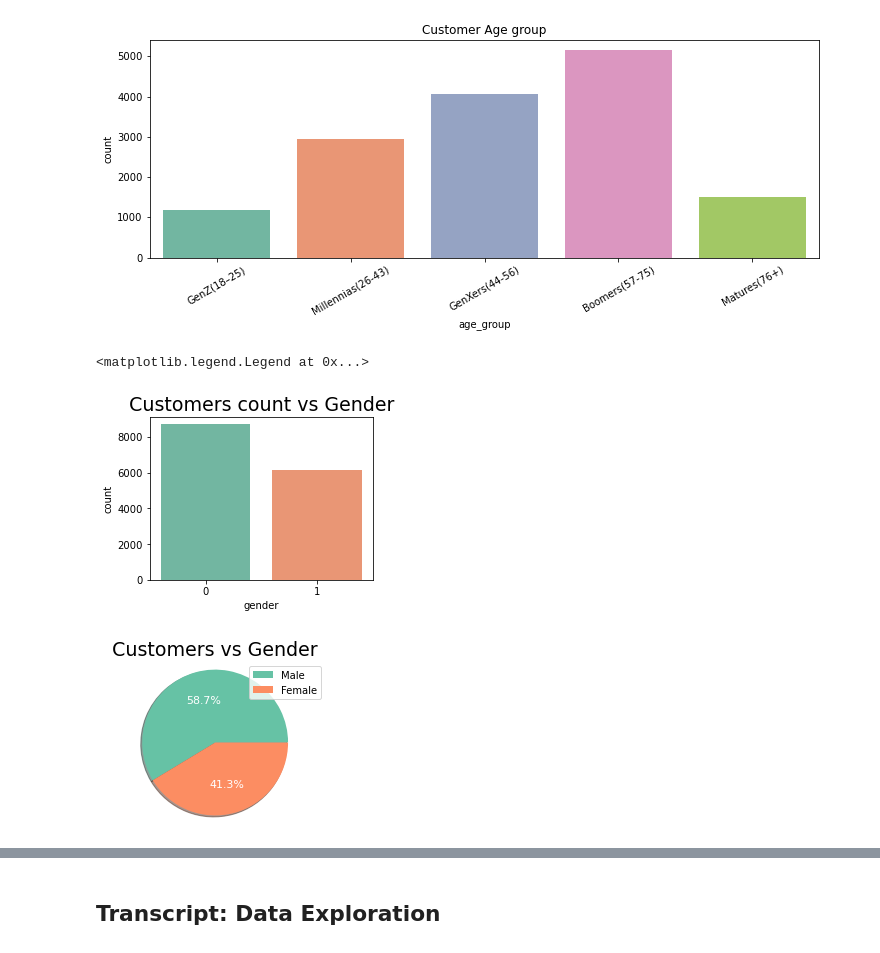
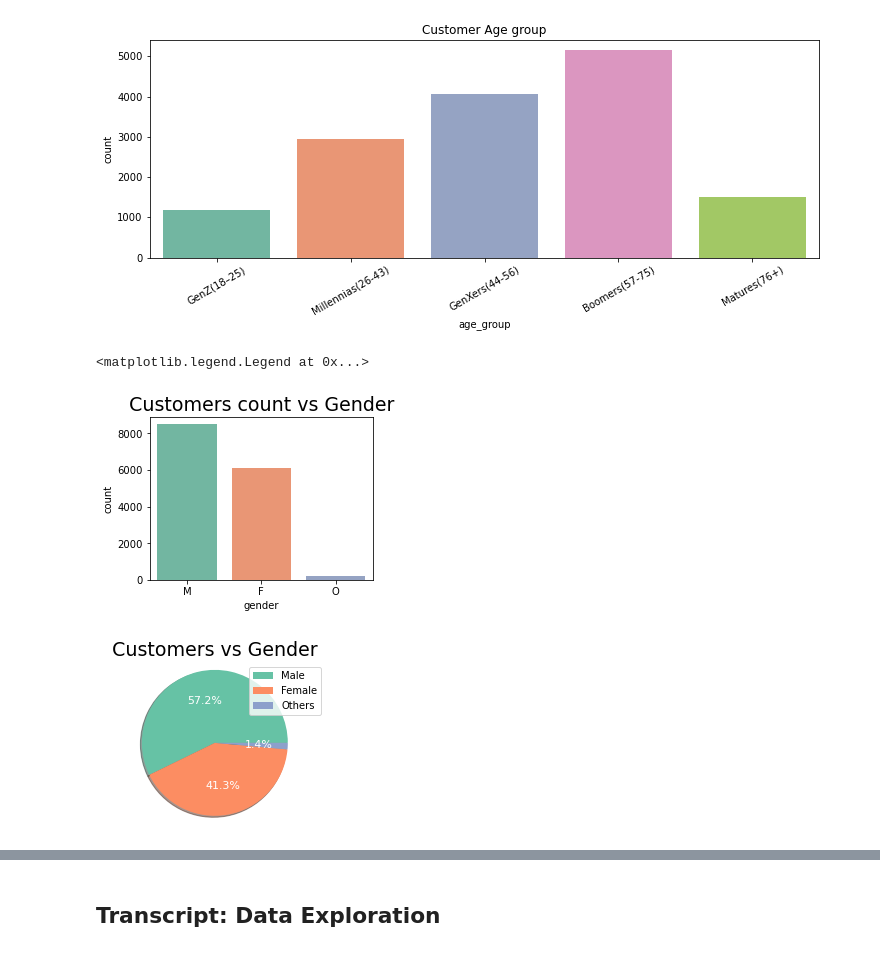
Before and after one commit to Arjunar92/Starbucks_Customer_Segmentation_Project, a Jupyter notebook: Starbucks_Capstone_Data_Exploration.ipynb, the cells around one changed output, grey strips where cells are left out. Drawn from its saved outputs; the diff is of its cells as text; code cells hidden in the pictures.

```diff
--- a/Starbucks_Capstone_Data_Exploration.ipynb
+++ b/Starbucks_Capstone_Data_Exploration.ipynb
@@ -288,25 +288,26 @@ Text(0.5, 1.0, 'Customer Age group')
 # %%
 #Gender distribution
 
 plt.figure(figsize=[4,3])
-sns.countplot(data=profile_df, x='gender')
+sns.countplot(x= profile_df['gender'], order = profile_df['gender'].value_counts().index)
+
 plt.title('Customers count vs Gender', fontsize=19)
 
 #Gender Distribution in Percentage
 
 gender = profile_df['gender'].value_counts()
 
 plt.figure(figsize=(4, 3))
-plt.pie(gender, labels=['Male', 'Female'], shadow=True, autopct='%1.1f%%',
+plt.pie(gender, labels=['Male', 'Female' , 'Others'], shadow=True, autopct='%1.1f%%',
             textprops={'color': "w", 'fontsize': 11})
 
 plt.axis('equal')
 plt.title('Customers vs Gender', fontsize=19)
 plt.legend(loc='best')
 # %% [output]
 <matplotlib.legend.Legend at 0x...>
-[figure, old version]
+[figure, new version]
-[figure, old version]
+[figure, new version]
 # %%
 gender
 # %% [output]
```
Also changed, not shown: parts of 18 cells of this notebook.
